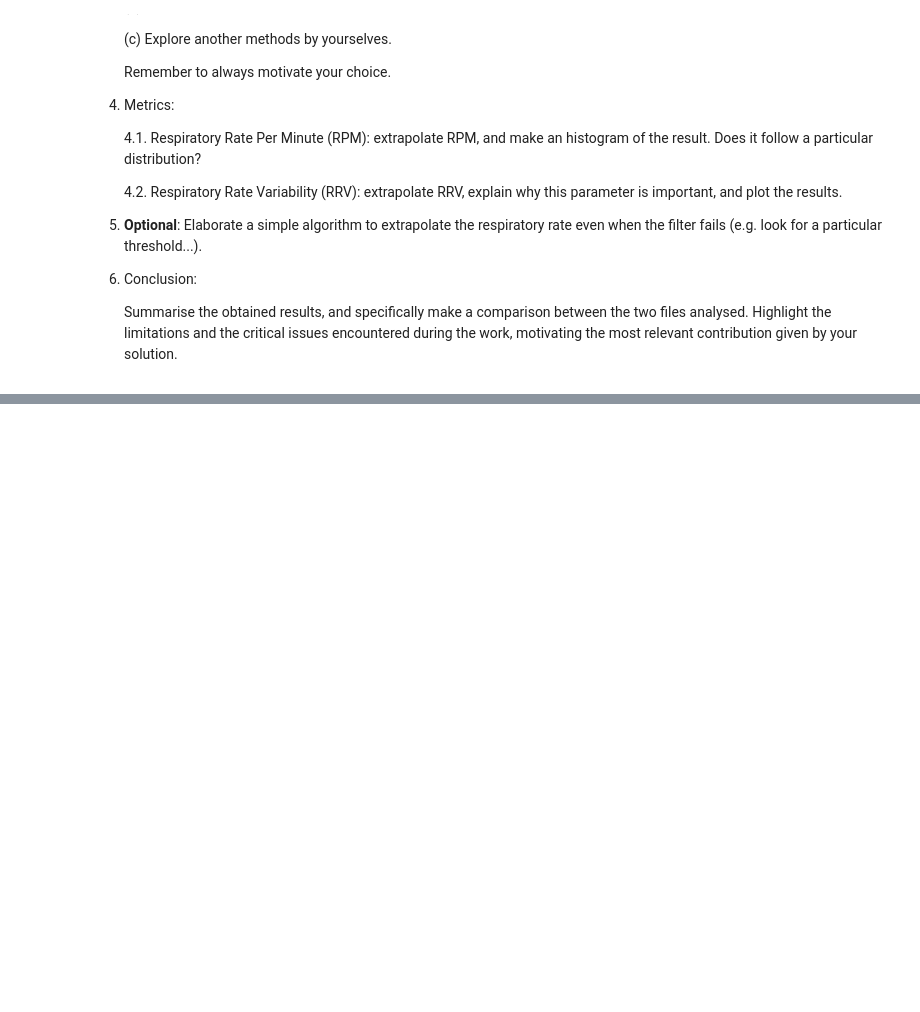
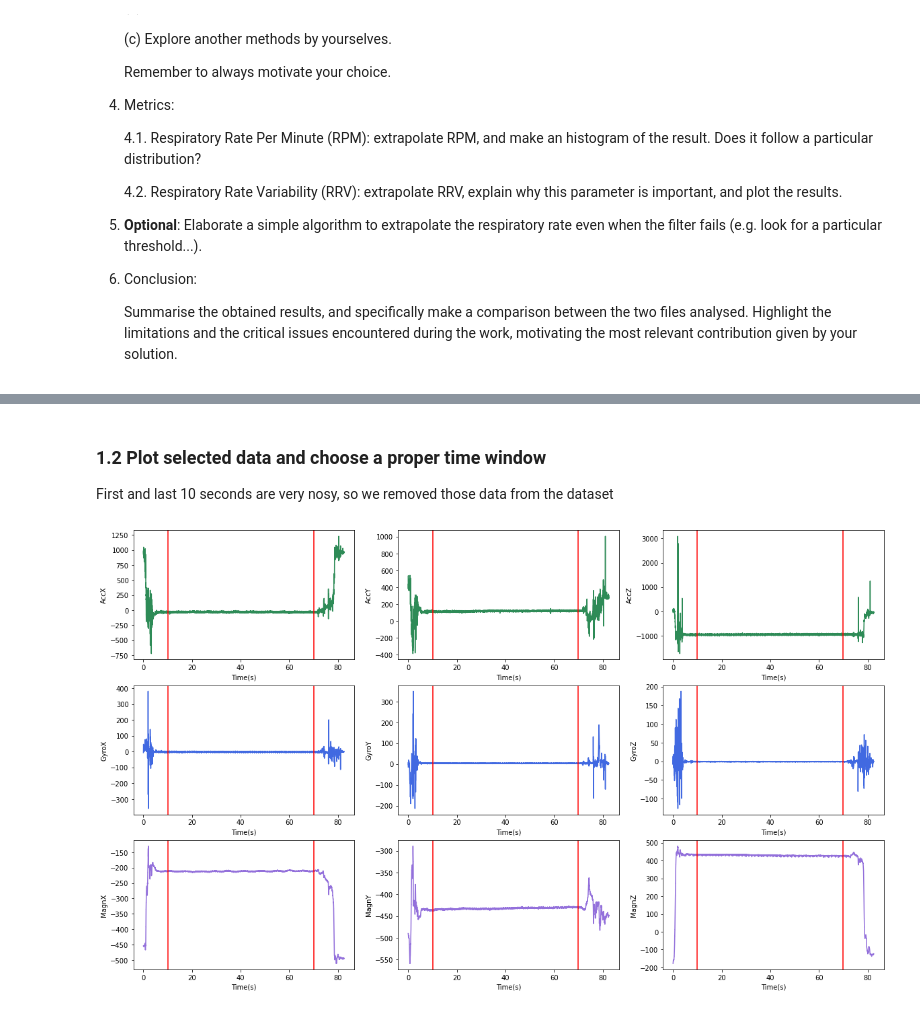
Before and after one commit to Mohsen-Kordi/ProjectRESP, a Jupyter notebook: Project.ipynb, the cells around one changed output, grey strips where cells are left out. Saved outputs shown, nothing was run; the diff lists cells and outputs as text; code cells hidden in the pictures; blank space fills up the shorter version.

Commit message:
Data preparation

```diff
--- a/Project.ipynb
+++ b/Project.ipynb
@@ -94,0 +107,4 @@ Each dataset includes, in addition to the data, one file containing the adopted
+# %%
+df = pd.read_csv('center_sternum.txt', delimiter = "\t")
+df = df[['AccX', 'AccY', 'AccZ', 'GyroX', 'GyroY', 'GyroZ', 'MagnX', 'MagnY', 'MagnZ']]
+df
@@ -94,0 +125,20 @@ Each dataset includes, in addition to the data, one file containing the adopted
+# %% [markdown]
+### 1.2 Plot selected data and choose a proper time window
+
+First and last 10 seconds are very nosy, so we removed those data from the dataset
+# %%
+freq = 200
+x = np.linspace(0, df.shape[0] / freq, df.shape[0])
+
+y_label = ['AccX', 'AccY', 'AccZ', 'GyroX', 'GyroY', 'GyroZ', 'MagnX', 'MagnY', 'MagnZ']
+color = ['seagreen', 'seagreen', 'seagreen', 'royalblue', 'royalblue', 'royalblue', 'mediumpurple', 'mediumpurple', 'mediumpurple']
+
+fig, axs = plt.subplots(3, 3, figsize = (20, 12))
+for i, ax in enumerate(axs.flat):
+    ax.plot(x, df[y_label[i]], color = color[i])
+    ax.axvline(x = 10, color = 'r')
+    ax.axvline(x = 70, color = 'r')
+    ax.set_xlabel('Time(s)')
+    ax.set_ylabel(y_label[i])
+# %% [output]
+[figure, added]
```
Also changed, not shown: parts of 14 cells of this notebook.
